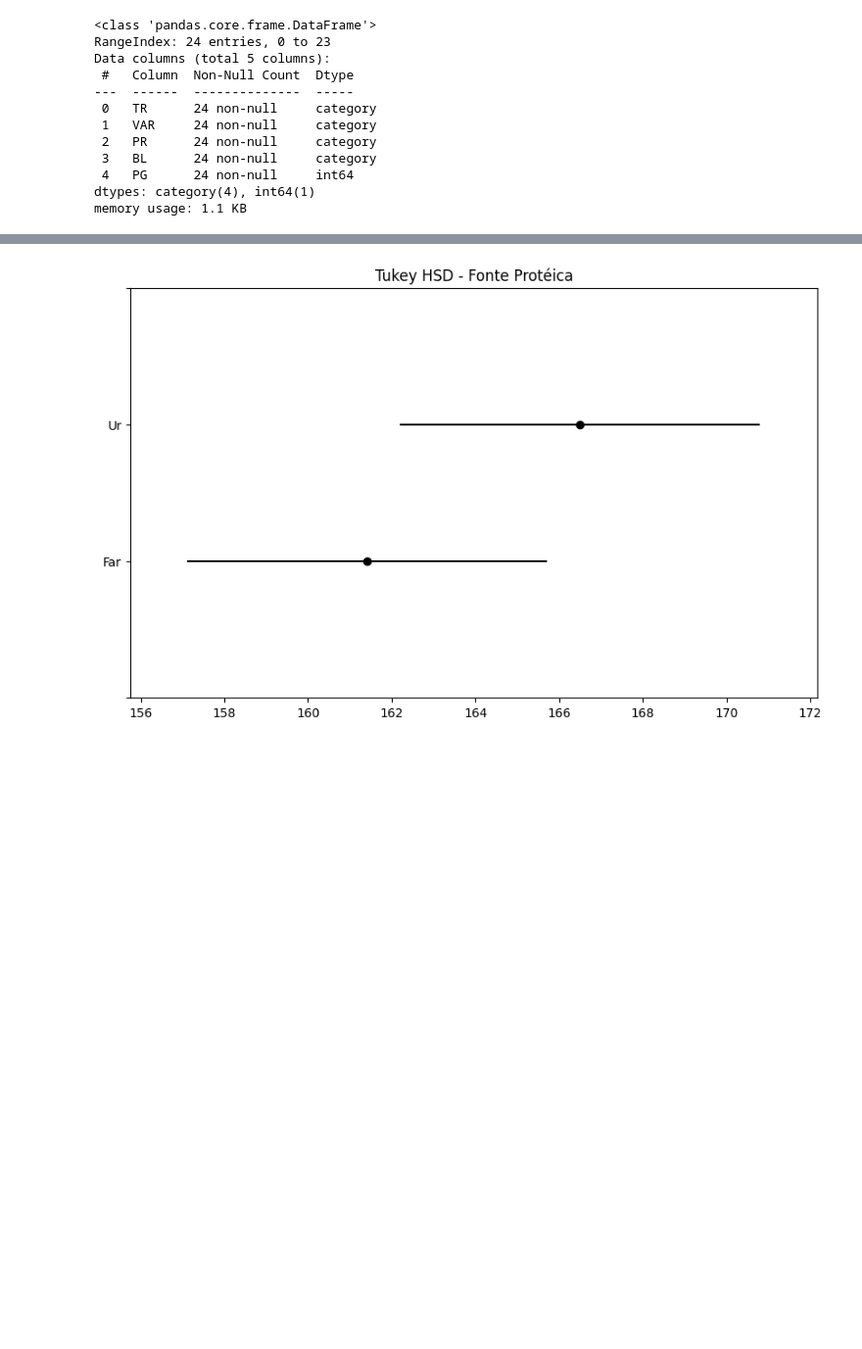
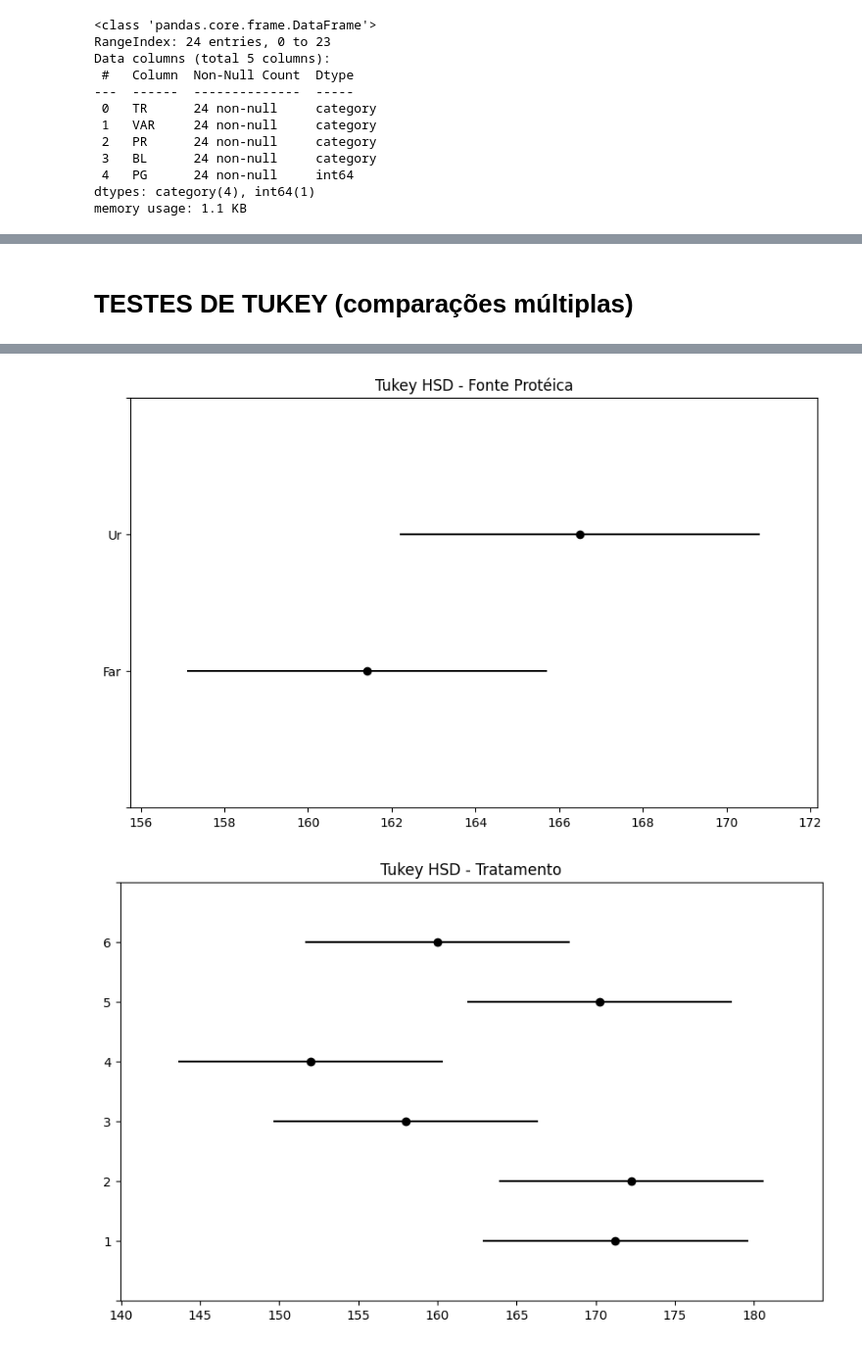
Before and after one commit to Sandrocamargo/biostatistics, a Jupyter notebook: python/bioe_05_fatorial_dbc.ipynb, the cells around one changed output, grey strips where cells are left out. Shown at 98% size. Saved outputs shown, nothing was run; the diff lists cells and outputs as text; code cells hidden in the pictures; blank space fills up the shorter version.

```diff
--- a/python/bioe_05_fatorial_dbc.ipynb
+++ b/python/bioe_05_fatorial_dbc.ipynb
@@ -154,7 +254,6 @@ Durbin-Watson: 1.691
+# %% [markdown]
+# TESTES DE TUKEY (comparações múltiplas)
 # %%
-# ----------------------------------------------------------
-# TESTES DE TUKEY (comparações múltiplas)
-# ----------------------------------------------------------
 print("\nTukey HSD para Variedade:")
 tukey_var = pairwise_tukeyhsd(dados["PG"], dados["VAR"])
 print(tukey_var)
@@ -162,6 +261,10 @@ print(tukey_var)
 print("\nTukey HSD para Fonte Protéica:")
 tukey_pr = pairwise_tukeyhsd(dados["PG"], dados["PR"])
 print(tukey_pr)
+
+print("\nTukey HSD para Tratamento:")
+tukey_tr = pairwise_tukeyhsd(dados["PG"], dados["TR"])
+print(tukey_tr)
 
 # Gráficos de Tukey
 tukey_var.plot_simultaneous()
@@ -171,6 +274,10 @@ plt.savefig("fat1-tukey-variedade.pdf")
 tukey_pr.plot_simultaneous()
 plt.title("Tukey HSD - Fonte Protéica")
 plt.savefig("fat1-tukey-fonte.pdf")
+
+tukey_tr.plot_simultaneous()
+plt.title("Tukey HSD - Tratamento")
+plt.savefig("fat1-tukey-tratamento.pdf")
 # %% [output]
 Tukey HSD para Variedade:
  Multiple Comparison of Means - Tukey HSD, FWER=0.05
@@ -192,5 +299,6 @@ group1 group2 meandiff p-adj   lower   upper  reject
 [figure]
 [figure]
+[figure, added]
 # %%
 # ----------------------------------------------------------
 # MÉDIAS AGRUPADAS (equivalente ao emmeans + cld)
```
Also changed, not shown: parts of 18 cells of this notebook.
